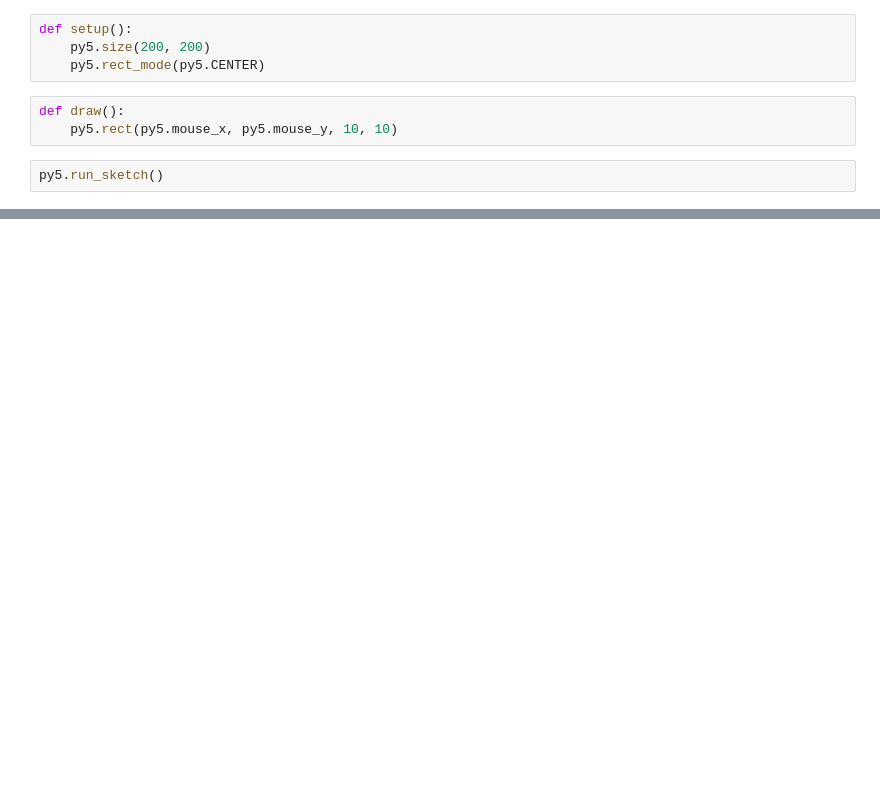
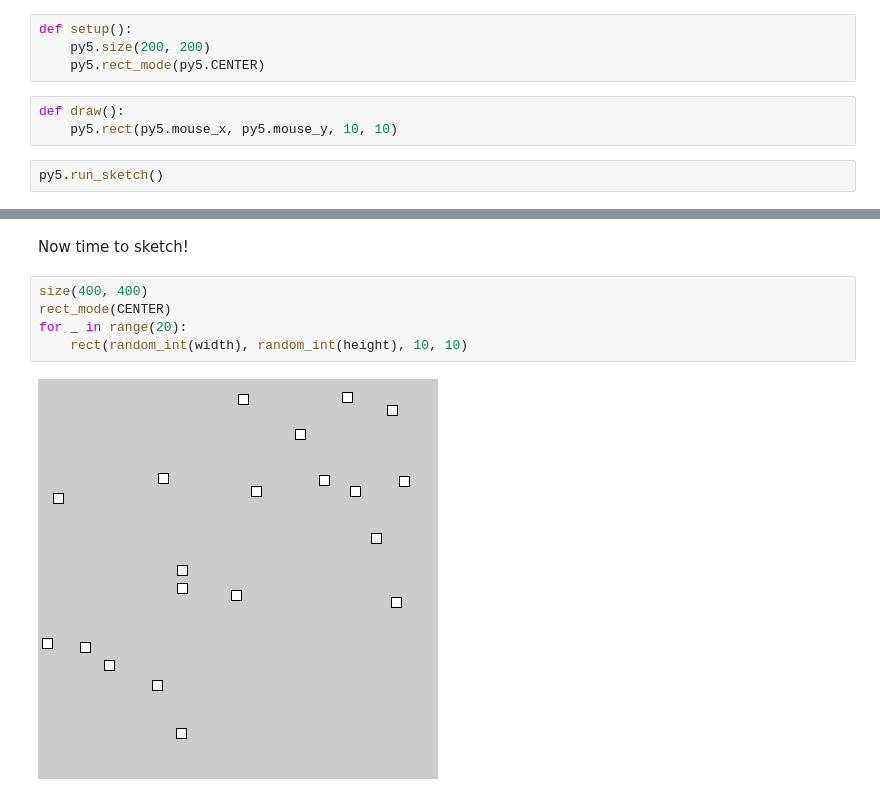
Before and after one commit to audreyfeldroy/sketch-a-day, a Jupyter notebook: 2023-07-07.ipynb, the cells around one changed output, grey strips where cells are left out. Cells and saved outputs as stored; diff of their text form; blank space fills up the shorter version.

```diff
--- a/2023-07-07.ipynb
+++ b/2023-07-07.ipynb
@@ -42,0 +122,9 @@ py5.run_sketch()
+# %% [markdown]
+Now time to sketch!
+# %%
+size(400, 400)
+rect_mode(CENTER)
+for _ in range(20):
+    rect(random_int(width), random_int(height), 10, 10)
+# %% [output]
+[figure, added]
```
Also changed, not shown: parts of 13 cells of this notebook.
